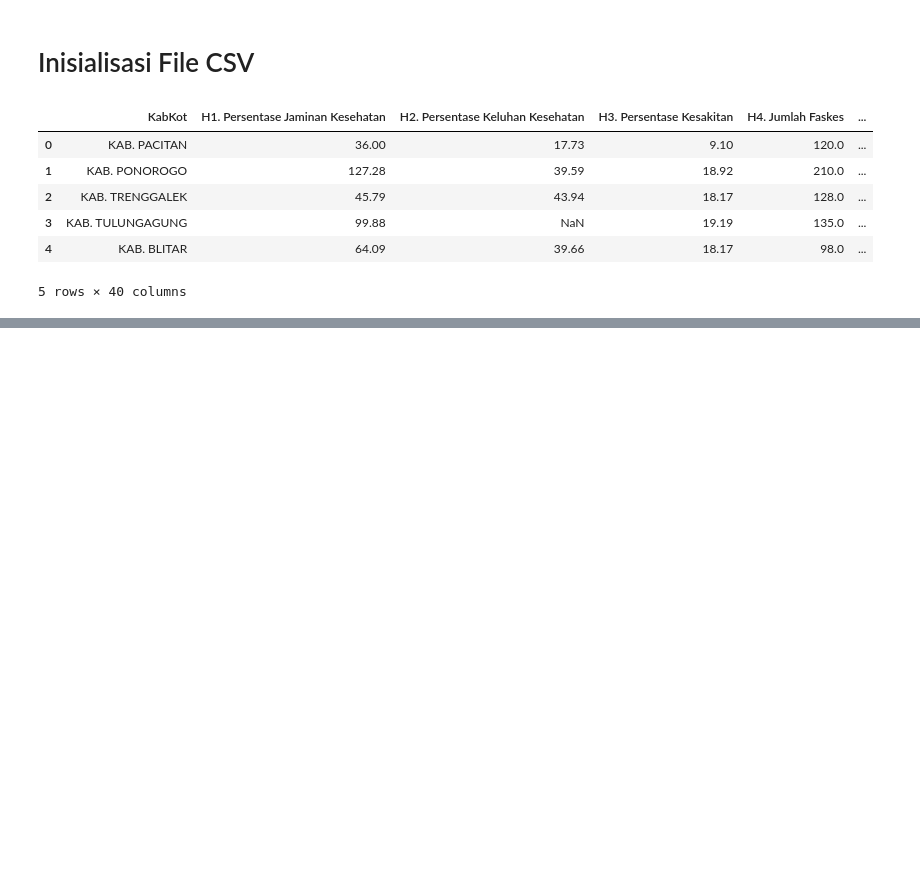
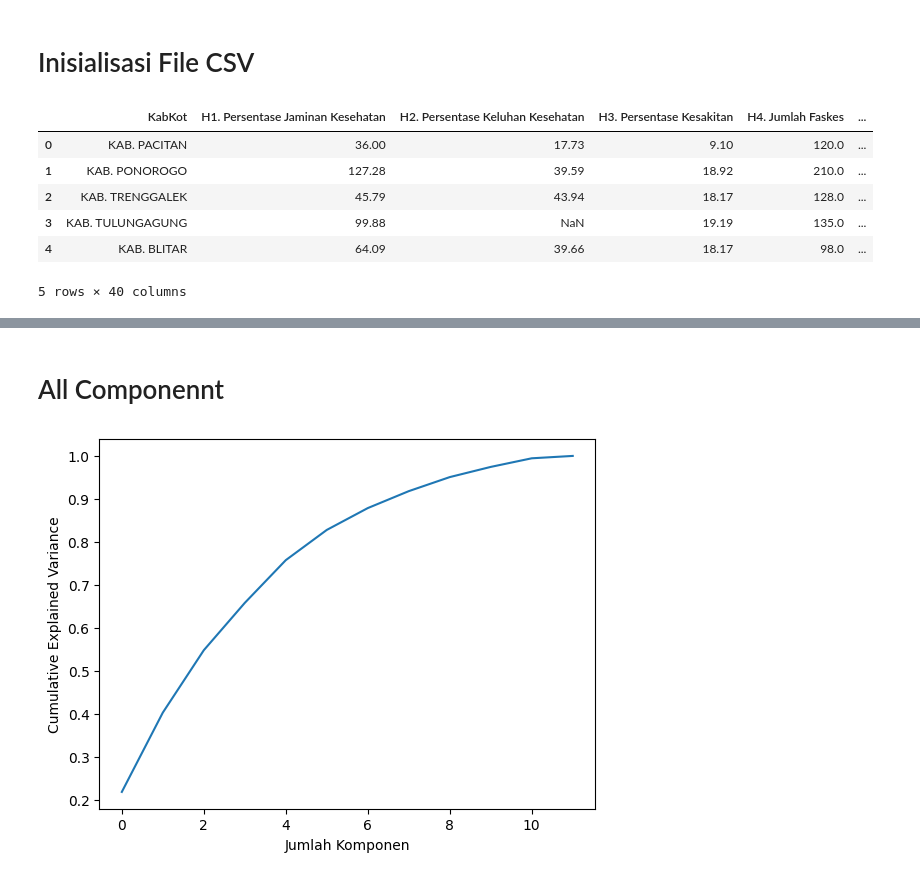
Before and after one commit to yowxy/Analyst-Principal-Component-Regresion-PCR-, a Jupyter notebook: index.ipynb, the cells around one changed output, grey strips where cells are left out. Drawn from its saved outputs; the diff is of its cells as text; code cells hidden in the pictures; blank space fills up the shorter version.

```diff
--- a/index.ipynb
+++ b/index.ipynb
@@ -25,0 +96,14 @@ df.head()
+# %%
+pca = PCA()
+x_pca =  pca.fit_transform(x_scaled)
+# %% [markdown]
+# All Componennt
+# %%
+import numpy as np
+
+plt.plot(np.cumsum(pca.explained_variance_ratio_))
+plt.xlabel("Jumlah Komponen")
+plt.ylabel("Cumulative Explained Variance")
+plt.show()
+# %% [output]
+[figure, added]
```
Also changed, not shown: parts of 11 cells of this notebook.
